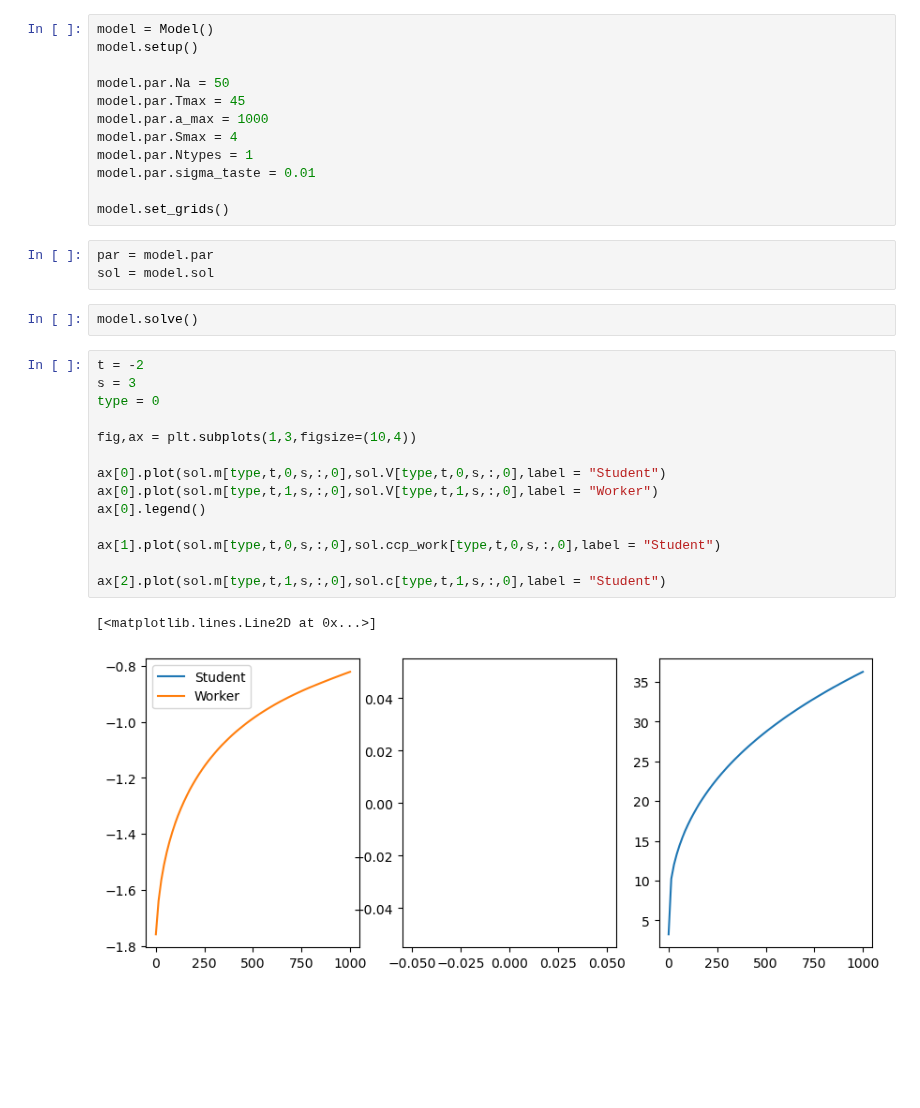
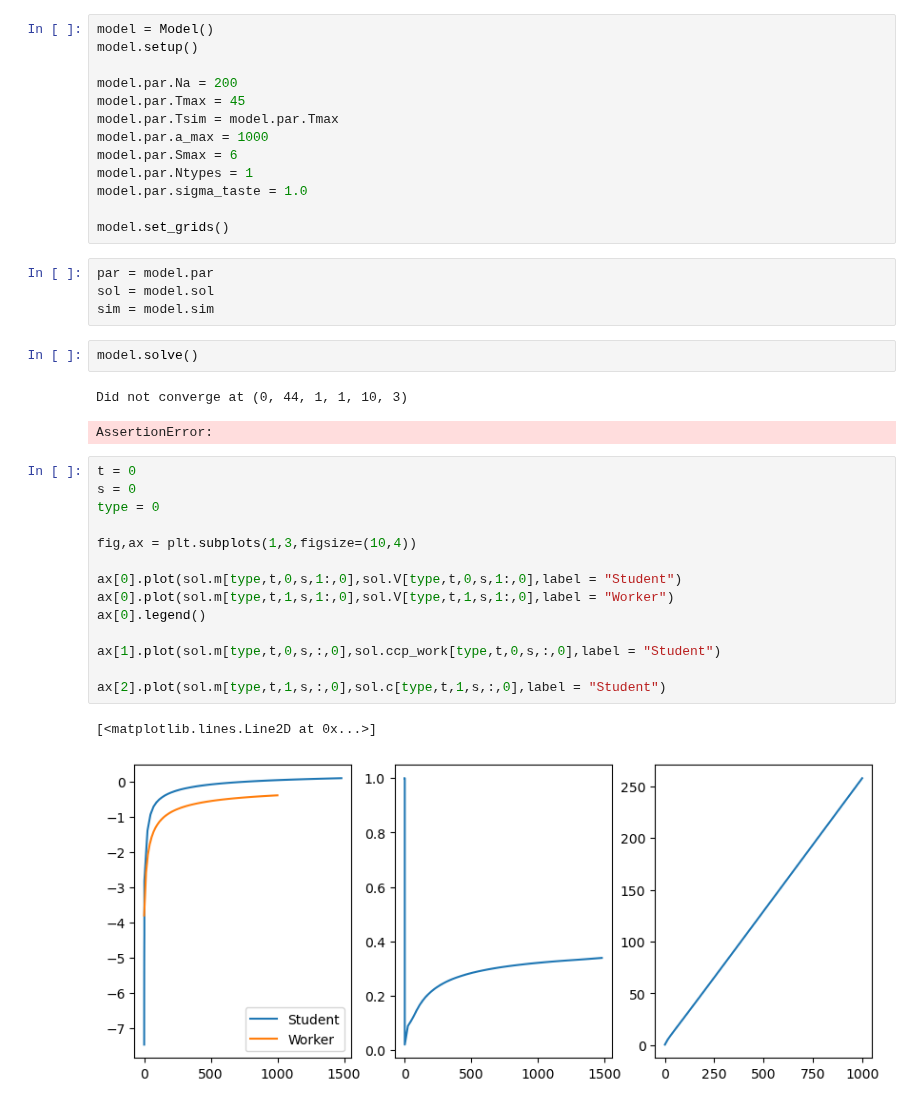
Before and after one commit to ansofol/DP_term_paper, a Jupyter notebook: main_model/test_run.ipynb, the cells around one changed output. Drawn from its saved outputs; the diff is of its cells as text; blank space fills up the shorter version.

```diff
--- a/main_model/test_run.ipynb
+++ b/main_model/test_run.ipynb
@@ -11,34 +12,39 @@ The autoreload extension is already loaded. To reload it, use:
 model = Model()
 model.setup()
 
-model.par.Na = 50
+model.par.Na = 200
 model.par.Tmax = 45
+model.par.Tsim = model.par.Tmax
 model.par.a_max = 1000
-model.par.Smax = 4
+model.par.Smax = 6
 model.par.Ntypes = 1
-model.par.sigma_taste = 0.01
+model.par.sigma_taste = 1.0
 
 model.set_grids()
 # %%
 par = model.par
 sol = model.sol
+sim = model.sim
 # %%
 model.solve()
+# %% [output]
+Did not converge at (0, 44, 1, 1, 10, 3)
+AssertionError:
 # %%
-t = -2
-s = 3
+t = 0
+s = 0
 type = 0
 
 fig,ax = plt.subplots(1,3,figsize=(10,4))
 
-ax[0].plot(sol.m[type,t,0,s,:,0],sol.V[type,t,0,s,:,0],label = "Student")
-ax[0].plot(sol.m[type,t,1,s,:,0],sol.V[type,t,1,s,:,0],label = "Worker")
+ax[0].plot(sol.m[type,t,0,s,1:,0],sol.V[type,t,0,s,1:,0],label = "Student")
+ax[0].plot(sol.m[type,t,1,s,1:,0],sol.V[type,t,1,s,1:,0],label = "Worker")
 ax[0].legend()
 
 ax[1].plot(sol.m[type,t,0,s,:,0],sol.ccp_work[type,t,0,s,:,0],label = "Student")
 
 ax[2].plot(sol.m[type,t,1,s,:,0],sol.c[type,t,1,s,:,0],label = "Student")
 # %% [output]
 [<matplotlib.lines.Line2D at 0x...>]
-[figure, old version]
+[figure, new version]
 # %%
```
Also changed, not shown: parts of 9 cells of this notebook, 4 other files.
